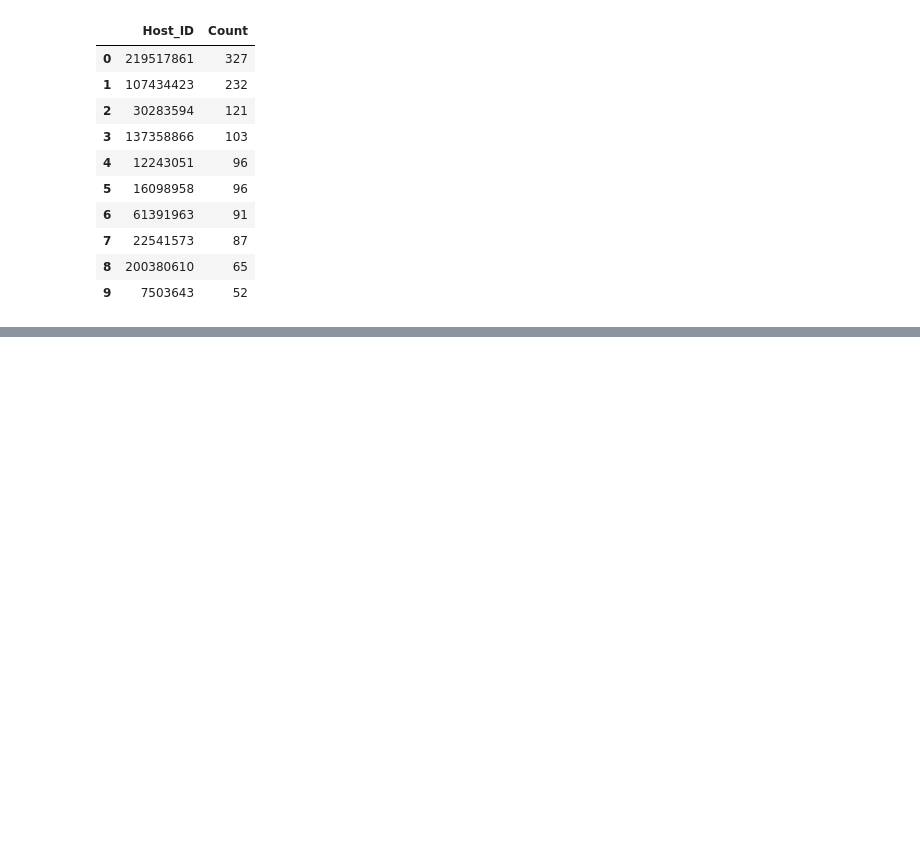
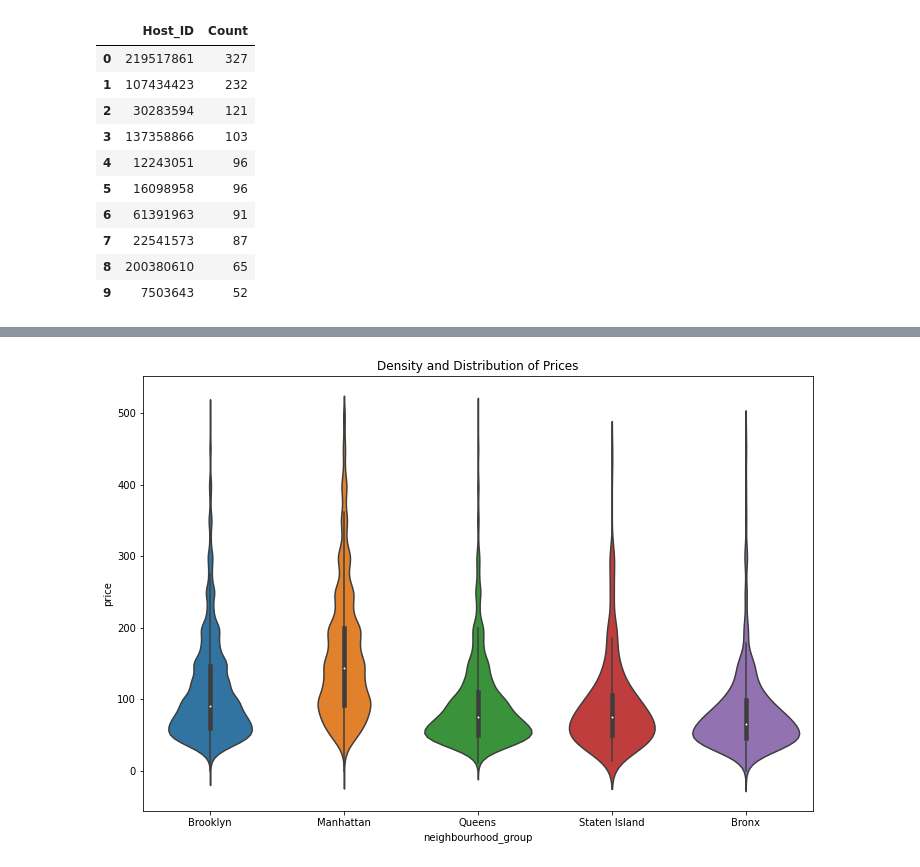
Before and after one commit to heyrobin/Python, a Jupyter notebook: AirBnb/Air BNB new York Data Analysis.ipynb, the cells around one changed output, grey strips where cells are left out. Cells and saved outputs as stored; diff of their text form; code cells hidden in the pictures; blank space fills up the shorter version.

```diff
--- a/AirBnb/Air BNB new York Data Analysis.ipynb
+++ b/AirBnb/Air BNB new York Data Analysis.ipynb
@@ -254,0 +268,7 @@ sns.barplot( data = top,x = 'Host_ID', y = 'Count');
+# %%
+price_coll= ny[ny.price < 500]
+plt.figure(figsize=(12,8))
+sns.violinplot(data = price_coll, x = 'neighbourhood_group', y = 'price')
+plt.title('Density and Distribution of Prices');
+# %% [output]
+[figure, added]
```
Also changed, not shown: parts of 12 cells of this notebook.
